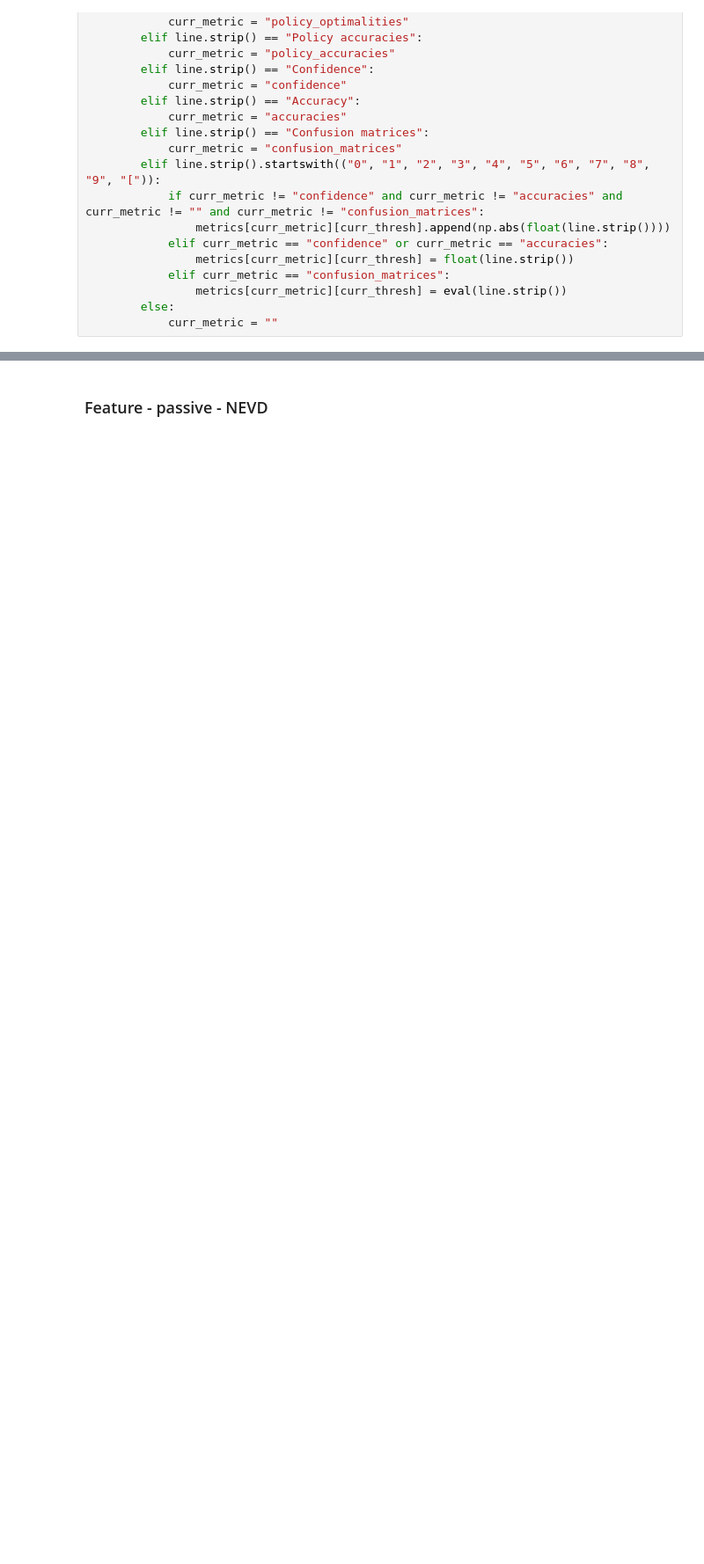
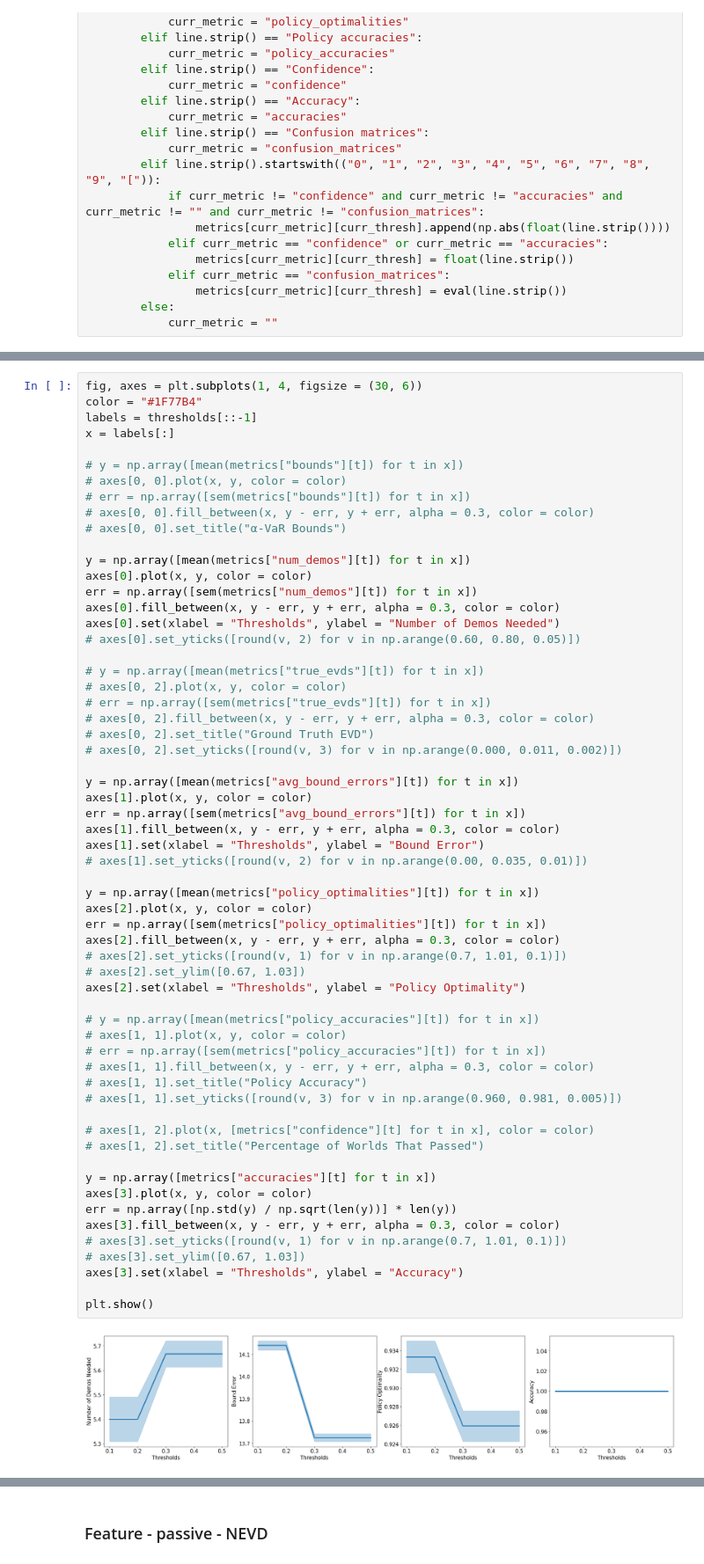
Before and after one commit to dsbrown1331/birl, a Jupyter notebook: plots.ipynb, the cells around one changed output, grey strips where cells are left out. Shown at 88% size. Saved outputs shown, nothing was run; the diff lists cells and outputs as text; blank space fills up the shorter version.

```diff
--- a/plots.ipynb
+++ b/plots.ipynb
@@ -1207,0 +1332,62 @@ with open("active_driving_nevd.txt") as file:
+# %%
+fig, axes = plt.subplots(1, 4, figsize = (30, 6))
+color = "#1F77B4"
+labels = thresholds[::-1]
+x = labels[:]
+
+# y = np.array([mean(metrics["bounds"][t]) for t in x])
+# axes[0, 0].plot(x, y, color = color)
+# err = np.array([sem(metrics["bounds"][t]) for t in x])
+# axes[0, 0].fill_between(x, y - err, y + err, alpha = 0.3, color = color)
+# axes[0, 0].set_title("α-VaR Bounds")
+
+y = np.array([mean(metrics["num_demos"][t]) for t in x])
+axes[0].plot(x, y, color = color)
+err = np.array([sem(metrics["num_demos"][t]) for t in x])
+axes[0].fill_between(x, y - err, y + err, alpha = 0.3, color = color)
+axes[0].set(xlabel = "Thresholds", ylabel = "Number of Demos Needed")
+# axes[0].set_yticks([round(v, 2) for v in np.arange(0.60, 0.80, 0.05)])
+
+# y = np.array([mean(metrics["true_evds"][t]) for t in x])
+# axes[0, 2].plot(x, y, color = color)
+# err = np.array([sem(metrics["true_evds"][t]) for t in x])
+# axes[0, 2].fill_between(x, y - err, y + err, alpha = 0.3, color = color)
+# axes[0, 2].set_title("Ground Truth EVD")
+# axes[0, 2].set_yticks([round(v, 3) for v in np.arange(0.000, 0.011, 0.002)])
+
+y = np.array([mean(metrics["avg_bound_errors"][t]) for t in x])
+axes[1].plot(x, y, color = color)
+err = np.array([sem(metrics["avg_bound_errors"][t]) for t in x])
+axes[1].fill_between(x, y - err, y + err, alpha = 0.3, color = color)
+axes[1].set(xlabel = "Thresholds", ylabel = "Bound Error")
+# axes[1].set_yticks([round(v, 2) for v in np.arange(0.00, 0.035, 0.01)])
+
+y = np.array([mean(metrics["policy_optimalities"][t]) for t in x])
+axes[2].plot(x, y, color = color)
+err = np.array([sem(metrics["policy_optimalities"][t]) for t in x])
+axes[2].fill_between(x, y - err, y + err, alpha = 0.3, color = color)
+# axes[2].set_yticks([round(v, 1) for v in np.arange(0.7, 1.01, 0.1)])
+# axes[2].set_ylim([0.67, 1.03])
+axes[2].set(xlabel = "Thresholds", ylabel = "Policy Optimality")
+
+# y = np.array([mean(metrics["policy_accuracies"][t]) for t in x])
+# axes[1, 1].plot(x, y, color = color)
+# err = np.array([sem(metrics["policy_accuracies"][t]) for t in x])
+# axes[1, 1].fill_between(x, y - err, y + err, alpha = 0.3, color = color)
+# axes[1, 1].set_title("Policy Accuracy")
+# axes[1, 1].set_yticks([round(v, 3) for v in np.arange(0.960, 0.981, 0.005)])
+
+# axes[1, 2].plot(x, [metrics["confidence"][t] for t in x], color = color)
+# axes[1, 2].set_title("Percentage of Worlds That Passed")
+
+y = np.array([metrics["accuracies"][t] for t in x])
+axes[3].plot(x, y, color = color)
+err = np.array([np.std(y) / np.sqrt(len(y))] * len(y))
+axes[3].fill_between(x, y - err, y + err, alpha = 0.3, color = color)
+# axes[3].set_yticks([round(v, 1) for v in np.arange(0.7, 1.01, 0.1)])
+# axes[3].set_ylim([0.67, 1.03])
+axes[3].set(xlabel = "Thresholds", ylabel = "Accuracy")
+
+plt.show()
+# %% [output]
+[figure, added]
```
Also changed, not shown: parts of 10 cells of this notebook, 4 other files.
